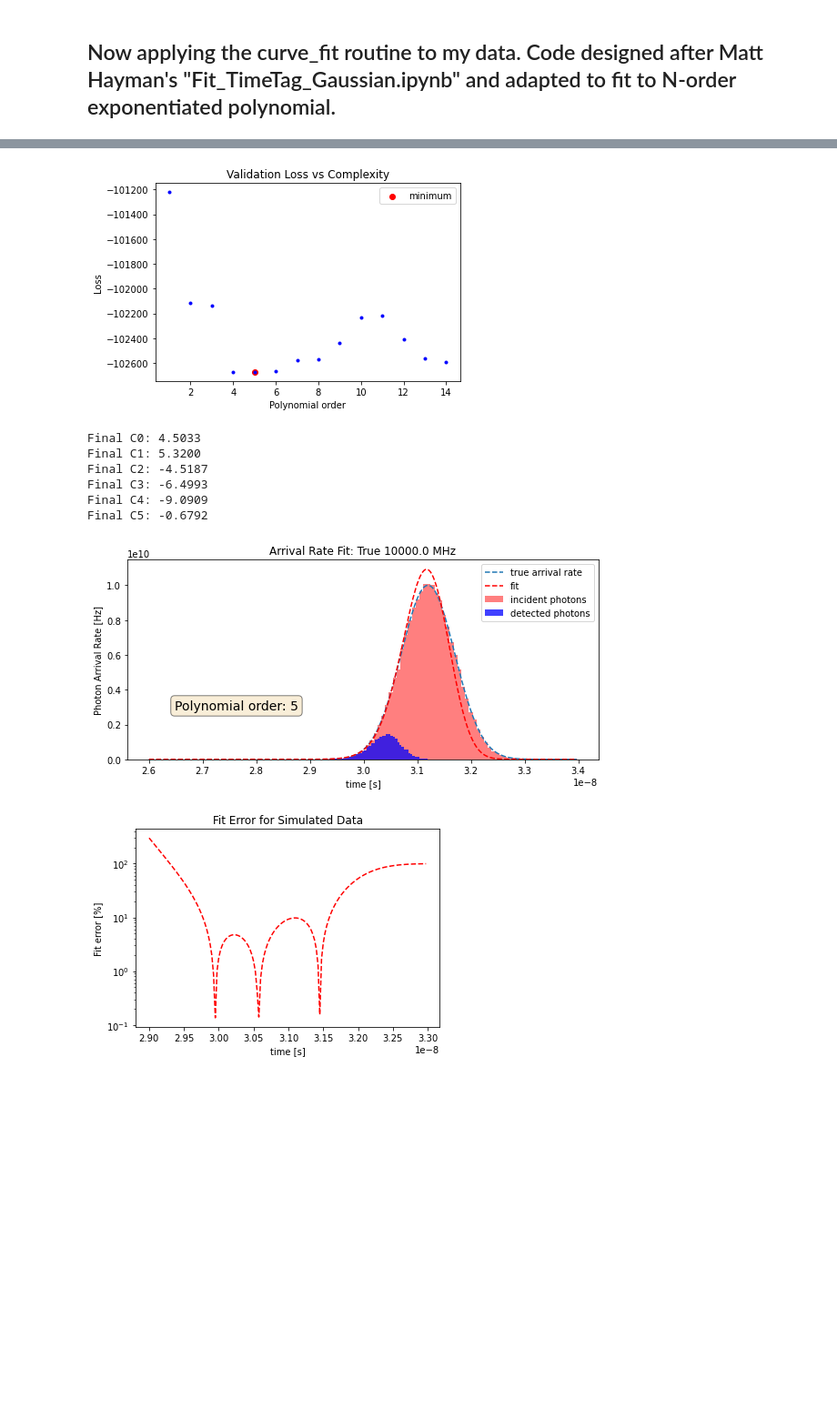
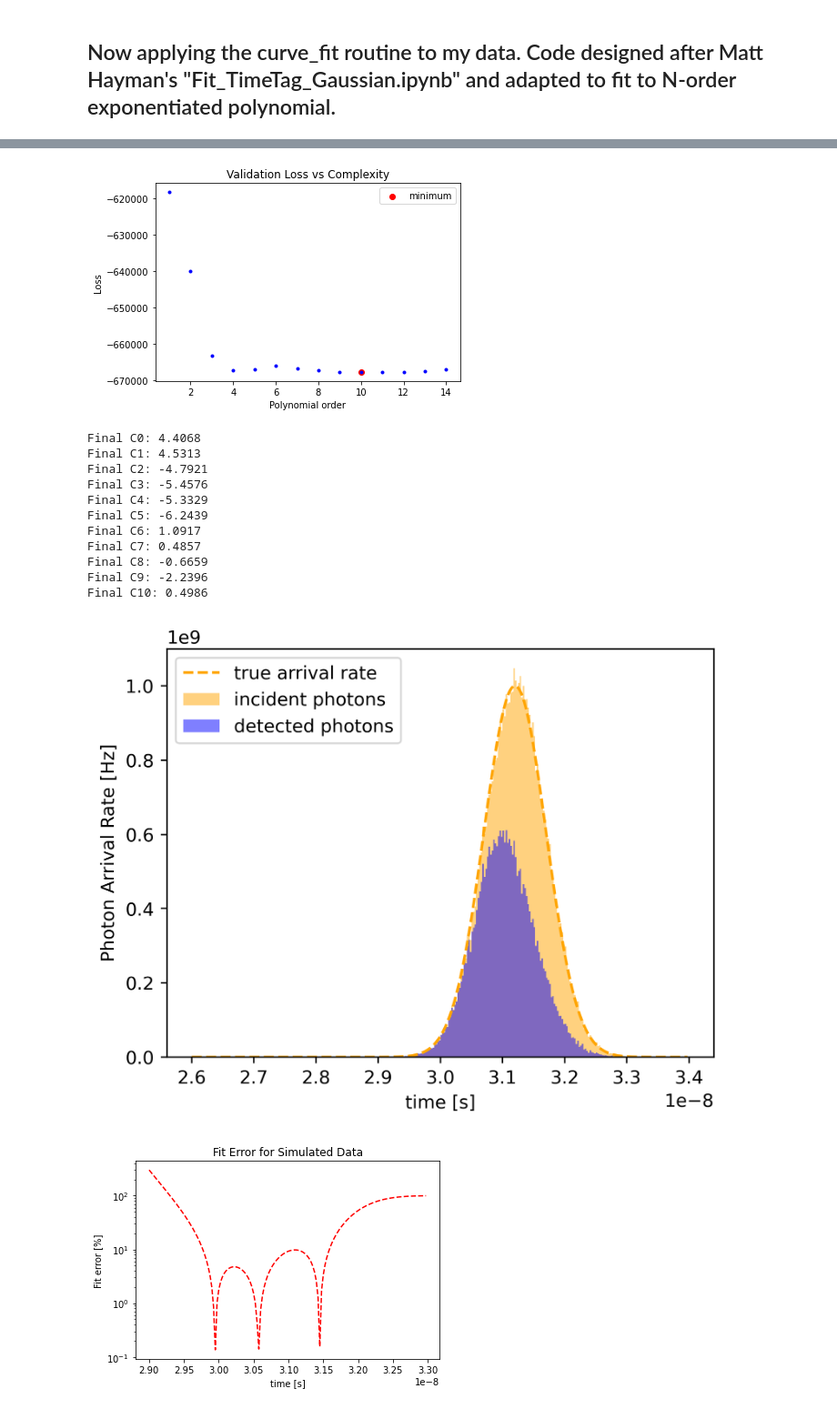
Before and after one commit to gkirchhoff32/ARSENL_backscatter_experiments, a Jupyter notebook: scripts/fit_histogram_polynomial_complexity_iteration.ipynb, the cells around one changed output, grey strips where cells are left out. Shown at 91% size. Cells and saved outputs as stored; diff of their text form; code cells hidden in the pictures; blank space fills up the shorter version.

Commit message:
updated plots for poster for the most part

```diff
--- a/scripts/fit_histogram_polynomial_complexity_iteration.ipynb
+++ b/scripts/fit_histogram_polynomial_complexity_iteration.ipynb
@@ -46,14 +47,15 @@ set_max_det = False                          # Set TRUE if data limiter is numbe
 deadtime = 25e-9                  # [s] Acquisition deadtime
 use_stop_idx = True               # Set TRUE if you want to use up to the OD value preceding the reference OD
 run_full = True                   # Set TRUE if you want to run the fits against all ODs. Otherwise, it will just load the reference data.
-include_deadtime = True  # Set True to include deadtime in noise model
+include_deadtime = False  # Set True to include deadtime in noise model
 use_poisson_eval = True  # Set TRUE if you want to use the Poisson model for the evaluation loss
-use_sim_data = True  # Set TRUE if using simulated data from 'generate_sim_data.py'
+use_sim_data = False  # Set TRUE if using simulated data from 'generate_sim_data.py'
 
 # Make sure file location is accurate
 cwd = os.getcwd()
-data_dir = cwd + r'/../Data/Deadtime_Experiments_HiFi'
-fname = r'/Dev_0_-_2022-04-15_11.17.49.ARSENL.OD20.ARSENL.nc'
+data_dir = r'C:\Users\Grant\OneDrive - UCB-O365\ARSENL\Experiments\Deadtime_Experiments\Data\2022-12-15 Different OD CFD Input -15mV\netcdf'
+fname = r'/OD14Dev_0_-_2022-12-15_13.21.27_OD1.4.ARSENL.nc'
+OD_val = float(fname[3:5])/10
 # %%
 # Load / generate important data structures from simulated / real datsets
 # NOTE: If user wants to test different parameters with simulated data, look into "generate_sim_data.py"
@@ -61,7 +63,7 @@ fname = r'/Dev_0_-_2022-04-15_11.17.49.ARSENL.OD20.ARSENL.nc'
 if use_sim_data:
     # Only need to change this file location if using simulated data generated from "generate_sim_data.py"
     load_sim_pkl_dir = r'C:\Users\Grant\OneDrive - UCB-O365\ARSENL\Experiments\Deadtime_Experiments\Data\simulated'
-    fname_sim_pkl = r'\sim_amp1.0E+06_nshot1.0E+06.pkl'
+    fname_sim_pkl = r'\sim_amp1.0E+09_nshot1.0E+05.pkl'
     infile = open(load_sim_pkl_dir+fname_sim_pkl, 'rb')
     df = pickle.load(infile)
     infile.close()
@@ -292,10 +295,10 @@ plt.xlabel('Polynomial order')
 plt.legend()
 plt.show()
 # %% [output]
-[figure, old version]
+[figure, new version]
 # %%
 # Choose order to investigate
-order = 5
+order = 10
 try:
     model = coeffs[order, 0:order+1]
     for i in range(order+1):
@@ -303,52 +306,60 @@ try:
 except:
     print("\nERROR: Order exceeds maximum complexity iteration value.\n")
 # %% [output]
-Final C0: 4.5033
-Final C1: 5.3200
-Final C2: -4.5187
-Final C3: -6.4993
-Final C4: -9.0909
-Final C5: -0.6792
+Final C0: 4.4068
+Final C1: 4.5313
+Final C2: -4.7921
+Final C3: -5.4576
+Final C4: -5.3329
+Final C5: -6.2439
+Final C6: 1.0917
+Final C7: 0.4857
+Final C8: -0.6659
+Final C9: -2.2396
+Final C10: 0.4986
 # %%
 def gen_rho(A, x, mu, sig, bg):
     return A*np.exp(-1*(x-mu)**2/2/sig**2) + bg
 # %%
-fig = plt.figure(figsize=(8,4))
+fig = plt.figure(figsize=(5,4), dpi=400)
 ax = fig.add_subplot(111)
 if use_sim_data:
-    n, bins = np.histogram(true_flight_time, bins=60)
+    n, bins = np.histogram(true_flight_time, bins=bin_array)
     binwidth = np.diff(bins)[0]
     N = n / binwidth / n_shots  # [Hz] Scaling counts to arrival rate
     center = 0.5 * (bins[:-1] + bins[1:])
-    ax.bar(center, N, align='center', width=binwidth, color='r', alpha=0.5, label='incident photons')
+    ax.bar(center, N, align='center', width=binwidth, color='orange', alpha=0.5, label='incident photons')
 
     true_rho = gen_rho(target_amplitude, t_fine, target_time, laser_pulse_width, background)
-    ax.plot(t_fine, true_rho, '--', label='true arrival rate')
-n, bins = np.histogram(flight_time, bins=60)
+    ax.plot(t_fine, true_rho, '--', color='orange', label='true arrival rate')
+n, bins = np.histogram(flight_time, bins=bin_array)
 binwidth = np.diff(bins)[0]
 N = n / binwidth / n_shots  # [Hz] Scaling counts to arrival rate
 center = 0.5 * (bins[:-1] + bins[1:])
-ax.bar(center, N, align='center', width=binwidth, color='b', alpha=0.75, label='detected photons')
+ax.bar(center, N, align='center', width=binwidth, color='blue', alpha=0.5, label='detected photons')
 
 
 # Arrival rate fit
 t_fine = np.arange(t_min, t_max, dt)
-fit_rate_seg = fit_rate_fine[order, :]
-ax.plot(t_fine, fit_rate_seg, 'r--', label='fit')
-ax.set_title('Arrival Rate Fit')
-if use_sim_data:
-    ax.set_title('Arrival Rate Fit: True {} MHz'.format(target_amplitude/1e6))
+# fit_rate_seg = fit_rate_fine[order, :]
+# ax.plot(t_fine, fit_rate_seg, '--', color='blue', label='fit')
+# ax.set_title('Arrival Rate Fit')
+# if use_sim_data:
+#     ax.set_title('Arrival Rate Fit: True {} MHz'.format(target_amplitude/1e6))
 ax.set_xlabel('time [s]')
 ax.set_ylabel('Photon Arrival Rate [Hz]')
-props = dict(boxstyle='round', facecolor='wheat', alpha=0.5)
-ax.text(0.1, 0.3, 'Polynomial order: {}'.format(order), transform=ax.transAxes, fontsize=14,
-        verticalalignment='top', bbox=props)
+# props = dict(boxstyle='round', facecolor='wheat', alpha=0.5)
+# ax.text(0.1, 0.3, 'Polynomial order: {}'.format(order), transform=ax.transAxes, fontsize=14,
+#         verticalalignment='top', bbox=props)
 plt.tight_layout()
 plt.legend()
 
-save_dir = r'C:\Users\Grant\OneDrive - UCB-O365\ARSENL\Experiments\Deadtime_Experiments\Figures\fit_performance_simulated_data_v1'
-save_plt_file = r'\deadtime{}rho{:.1E}MHz.png'.format(include_deadtime, target_amplitude/1e6)
+save_dir = r'C:\Users\Grant\OneDrive - UCB-O365\ARSENL\Experiments\Deadtime_Experiments\Figures\fit_performance_simulated_for_poster'
+if use_sim_data:
+    save_plt_file = r'\deadtime{}rho{:.2E}MHz_use_sim_{}.png'.format(include_deadtime, target_amplitude/1e6, use_sim_data)
+else:
+    save_plt_file = r'\deadtime{}OD{}MHz_use_sim_{}.png'.format(include_deadtime, OD_val, use_sim_data)
 fig.savefig(save_dir + save_plt_file)
 plt.show()
 # %% [output]
-[figure, old version]
+[figure, new version]
```
Also changed, not shown: parts of 7 cells of this notebook, 4 other files.
